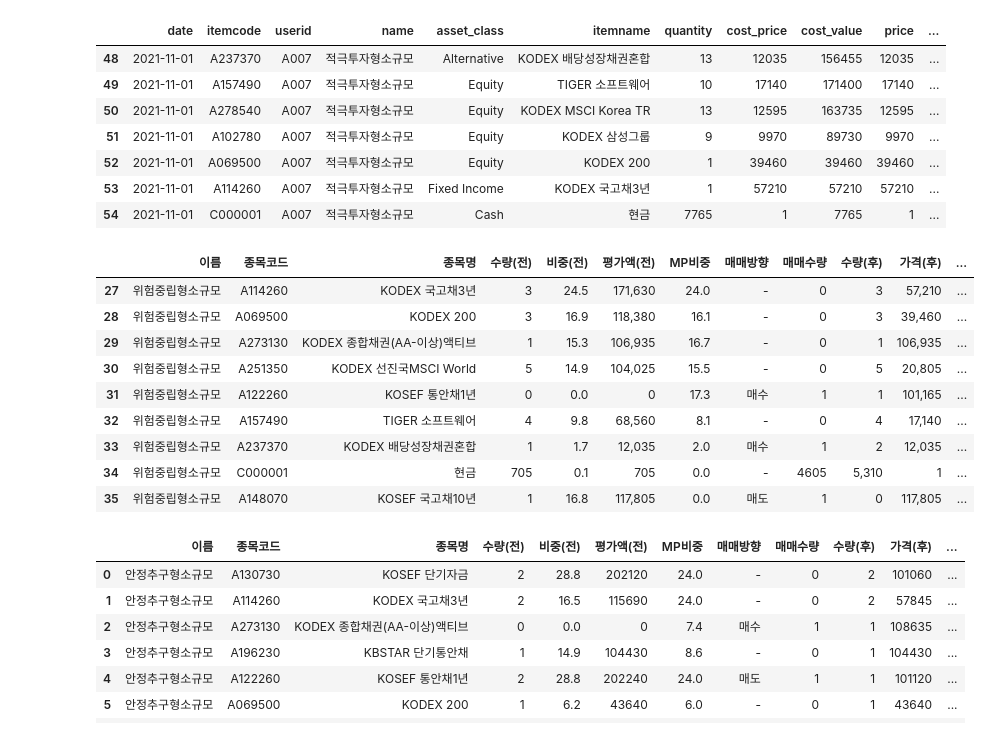
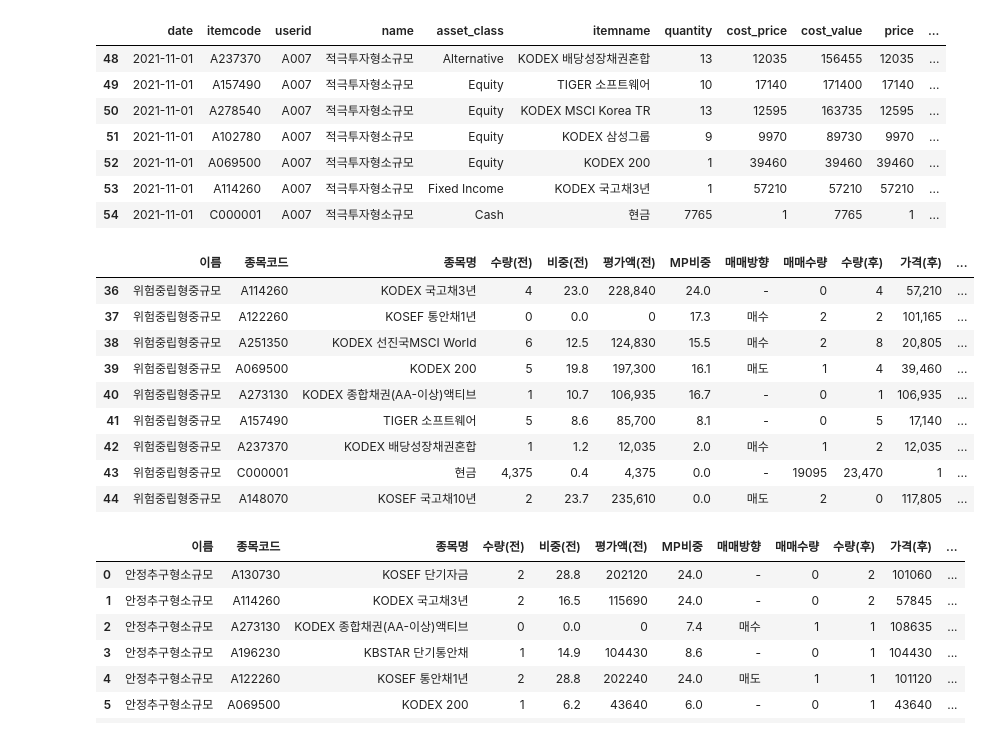
Before and after one commit to my2582/kisra, a Jupyter notebook: 3.rebalancing.ipynb, the cells around one changed output. Saved outputs shown, nothing was run; the diff lists cells and outputs as text; code cells hidden in the pictures.

```diff
--- a/3.rebalancing.ipynb
+++ b/3.rebalancing.ipynb
@@ -361,18 +361,18 @@ bal_rebaldate_all[bal_rebaldate_all.userid=='A007']
 | 53 | 2021-11-01 | A114260 | A007 | 적극투자형소규모 | Fixed Income | KODEX 국고채3년 | 1 | 57210 | 57210 | 57210 | ... |
 | 54 | 2021-11-01 | C000001 | A007 | 적극투자형소규모 | Cash | 현금 | 7765 | 1 | 7765 | 1 | ... |
 # %%
-df_comp_all[df_comp_all.이름=='위험중립형소규모']
+df_comp_all[df_comp_all.이름=='위험중립형중규모']
 # %% [output]
 |  | 이름 | 종목코드 | 종목명 | 수량(전) | 비중(전) | 평가액(전) | MP비중 | 매매방향 | 매매수량 | 수량(후) | 가격(후) | ... |
-| 27 | 위험중립형소규모 | A114260 | KODEX 국고채3년 | 3 | 24.5 | 171,630 | 24.0 | - | 0 | 3 | 57,210 | ... |
-| 28 | 위험중립형소규모 | A069500 | KODEX 200 | 3 | 16.9 | 118,380 | 16.1 | - | 0 | 3 | 39,460 | ... |
-| 29 | 위험중립형소규모 | A273130 | KODEX 종합채권(AA-이상)액티브 | 1 | 15.3 | 106,935 | 16.7 | - | 0 | 1 | 106,935 | ... |
-| 30 | 위험중립형소규모 | A251350 | KODEX 선진국MSCI World | 5 | 14.9 | 104,025 | 15.5 | - | 0 | 5 | 20,805 | ... |
-| 31 | 위험중립형소규모 | A122260 | KOSEF 통안채1년 | 0 | 0.0 | 0 | 17.3 | 매수 | 1 | 1 | 101,165 | ... |
-| 32 | 위험중립형소규모 | A157490 | TIGER 소프트웨어 | 4 | 9.8 | 68,560 | 8.1 | - | 0 | 4 | 17,140 | ... |
-| 33 | 위험중립형소규모 | A237370 | KODEX 배당성장채권혼합 | 1 | 1.7 | 12,035 | 2.0 | 매수 | 1 | 2 | 12,035 | ... |
-| 34 | 위험중립형소규모 | C000001 | 현금 | 705 | 0.1 | 705 | 0.0 | - | 4605 | 5,310 | 1 | ... |
-| 35 | 위험중립형소규모 | A148070 | KOSEF 국고채10년 | 1 | 16.8 | 117,805 | 0.0 | 매도 | 1 | 0 | 117,805 | ... |
+| 36 | 위험중립형중규모 | A114260 | KODEX 국고채3년 | 4 | 23.0 | 228,840 | 24.0 | - | 0 | 4 | 57,210 | ... |
+| 37 | 위험중립형중규모 | A122260 | KOSEF 통안채1년 | 0 | 0.0 | 0 | 17.3 | 매수 | 2 | 2 | 101,165 | ... |
+| 38 | 위험중립형중규모 | A251350 | KODEX 선진국MSCI World | 6 | 12.5 | 124,830 | 15.5 | 매수 | 2 | 8 | 20,805 | ... |
+| 39 | 위험중립형중규모 | A069500 | KODEX 200 | 5 | 19.8 | 197,300 | 16.1 | 매도 | 1 | 4 | 39,460 | ... |
+| 40 | 위험중립형중규모 | A273130 | KODEX 종합채권(AA-이상)액티브 | 1 | 10.7 | 106,935 | 16.7 | - | 0 | 1 | 106,935 | ... |
+| 41 | 위험중립형중규모 | A157490 | TIGER 소프트웨어 | 5 | 8.6 | 85,700 | 8.1 | - | 0 | 5 | 17,140 | ... |
+| 42 | 위험중립형중규모 | A237370 | KODEX 배당성장채권혼합 | 1 | 1.2 | 12,035 | 2.0 | 매수 | 1 | 2 | 12,035 | ... |
+| 43 | 위험중립형중규모 | C000001 | 현금 | 4,375 | 0.4 | 4,375 | 0.0 | - | 19095 | 23,470 | 1 | ... |
+| 44 | 위험중립형중규모 | A148070 | KOSEF 국고채10년 | 2 | 23.7 | 235,610 | 0.0 | 매도 | 2 | 0 | 117,805 | ... |
 # %%
 # nm = 'comparison_0702_A001'
 # df = pd.read_csv('./data/processed/' + nm + '.dat')
```
Also changed, not shown: 1 other file.
